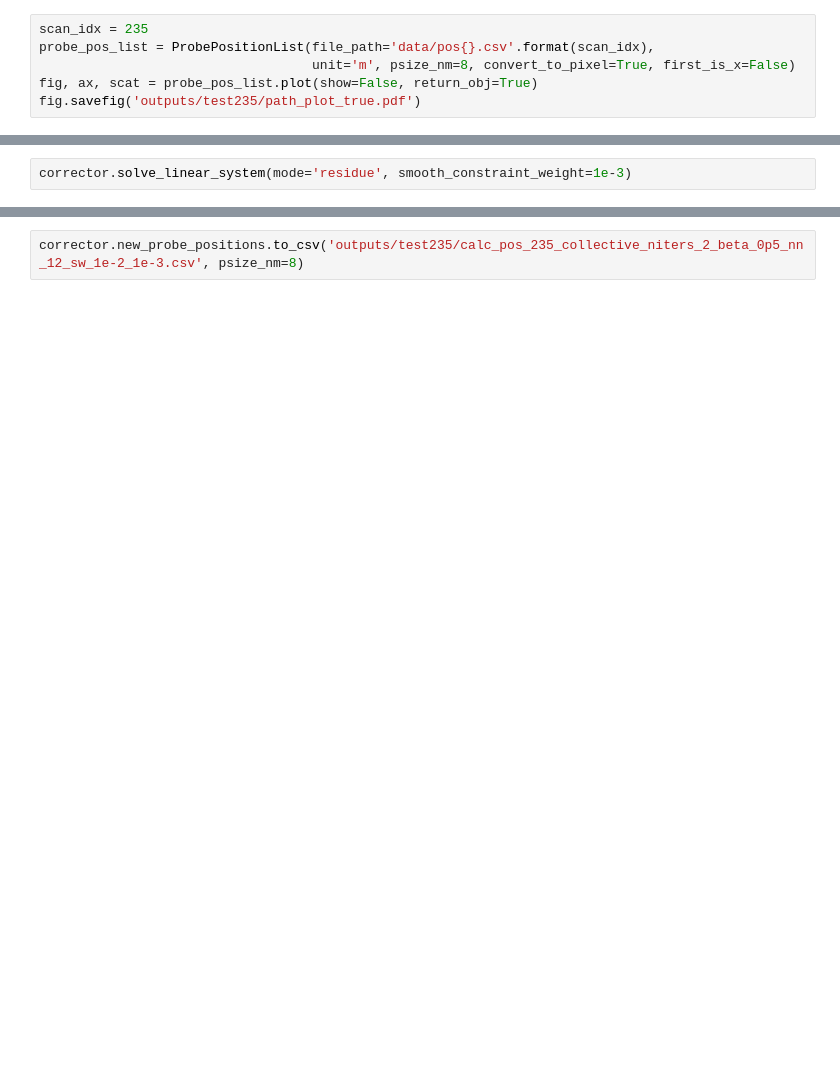
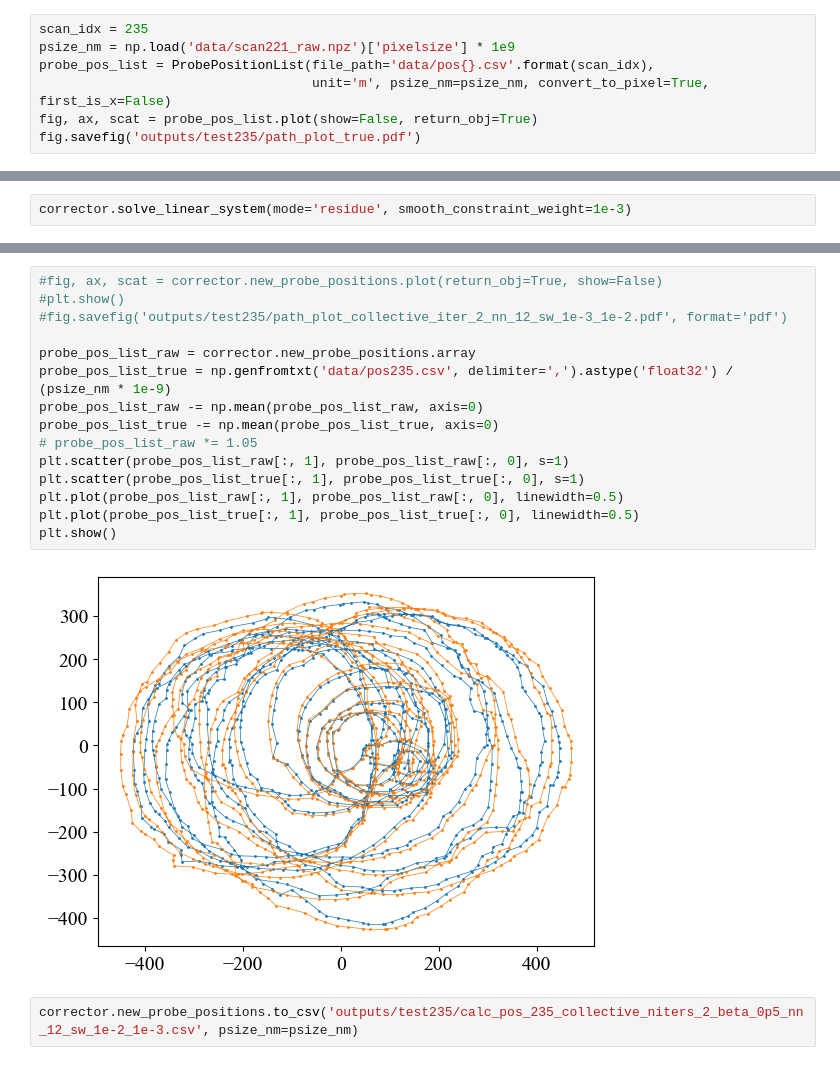
Before and after one commit to mdw771/probe_position_correction_w_ptychonn, a Jupyter notebook: workspace/large/test_correct_probe_pos.ipynb, the cells around one changed output, grey strips where cells are left out. Cells and saved outputs as stored; diff of their text form; blank space fills up the shorter version.

```diff
--- a/workspace/large/test_correct_probe_pos.ipynb
+++ b/workspace/large/test_correct_probe_pos.ipynb
@@ -29,8 +29,9 @@ plt.viridis()
 <Figure size 640x480 with 0 Axes>
 # %%
 scan_idx = 235
+psize_nm = np.load('data/scan221_raw.npz')['pixelsize'] * 1e9
 probe_pos_list = ProbePositionList(file_path='data/pos{}.csv'.format(scan_idx),
-                                   unit='m', psize_nm=8, convert_to_pixel=True, first_is_x=False)
+                                   unit='m', psize_nm=psize_nm, convert_to_pixel=True, first_is_x=False)
 fig, ax, scat = probe_pos_list.plot(show=False, return_obj=True)
 fig.savefig('outputs/test235/path_plot_true.pdf')
 # %% [output]
@@ -159,2 +156,19 @@ fig.savefig('outputs/test235/path_plot_collective_iter_2_nn_12_sw_1e-3_1e-2.pdf'
+# %%
+#fig, ax, scat = corrector.new_probe_positions.plot(return_obj=True, show=False)
+#plt.show()
+#fig.savefig('outputs/test235/path_plot_collective_iter_2_nn_12_sw_1e-3_1e-2.pdf', format='pdf')
+
+probe_pos_list_raw = corrector.new_probe_positions.array
+probe_pos_list_true = np.genfromtxt('data/pos235.csv', delimiter=',').astype('float32') / (psize_nm * 1e-9)
+probe_pos_list_raw -= np.mean(probe_pos_list_raw, axis=0)
+probe_pos_list_true -= np.mean(probe_pos_list_true, axis=0)
+# probe_pos_list_raw *= 1.05
+plt.scatter(probe_pos_list_raw[:, 1], probe_pos_list_raw[:, 0], s=1)
+plt.scatter(probe_pos_list_true[:, 1], probe_pos_list_true[:, 0], s=1)
+plt.plot(probe_pos_list_raw[:, 1], probe_pos_list_raw[:, 0], linewidth=0.5)
+plt.plot(probe_pos_list_true[:, 1], probe_pos_list_true[:, 0], linewidth=0.5)
+plt.show()
+# %% [output]
+[figure, added]
 # %%
-corrector.new_probe_positions.to_csv('outputs/test235/calc_pos_235_collective_niters_2_beta_0p5_nn_12_sw_1e-2_1e-3.csv', psize_nm=8)
+corrector.new_probe_positions.to_csv('outputs/test235/calc_pos_235_collective_niters_2_beta_0p5_nn_12_sw_1e-2_1e-3.csv', psize_nm=psize_nm)
```
Also changed, not shown: parts of 6 cells of this notebook, 2 other files.
